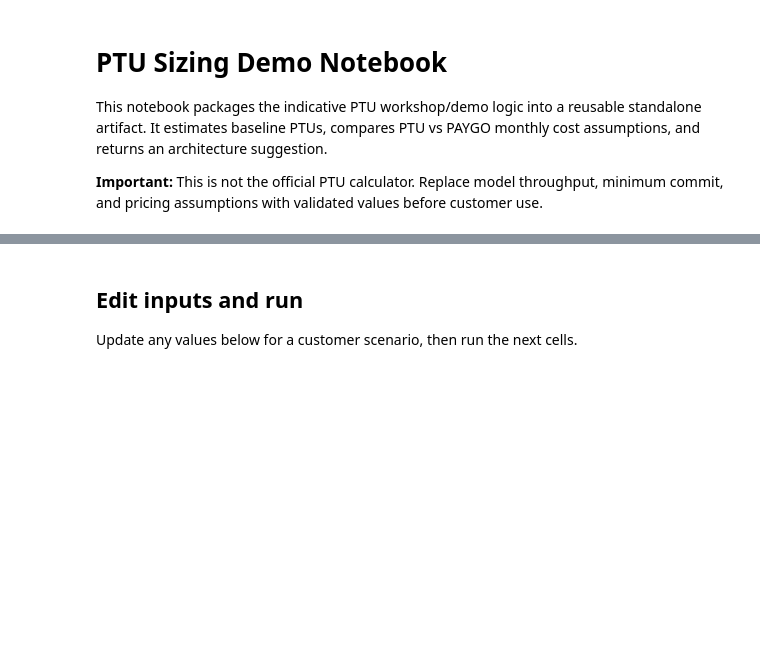
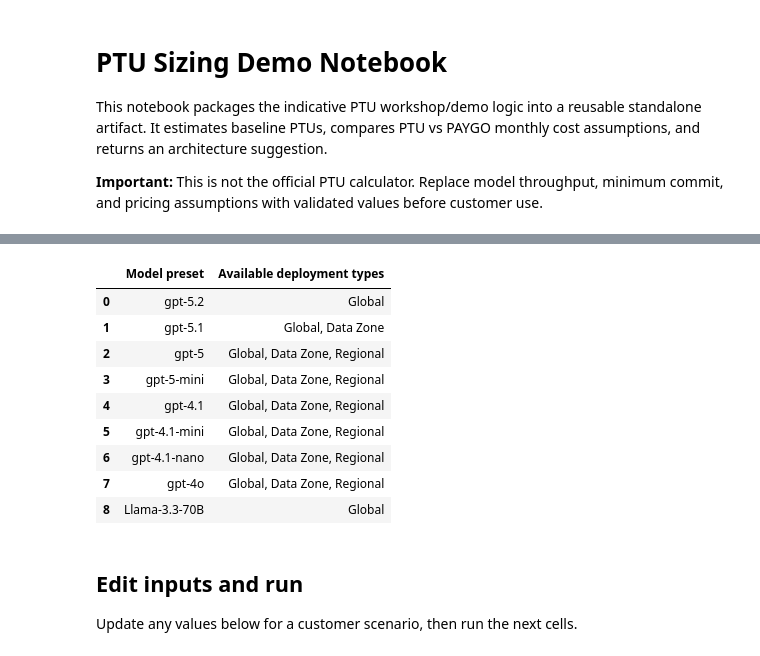
Before and after one commit to lindazhang2000/azure-openai-ptu-sizing-tool, a Jupyter notebook: app/PTU_Sizing_Demo_Notebook.ipynb, the cells around one changed output, grey strips where cells are left out. Saved outputs shown, nothing was run; the diff lists cells and outputs as text; code cells hidden in the pictures; blank space fills up the shorter version.

```diff
--- a/app/PTU_Sizing_Demo_Notebook.ipynb
+++ b/app/PTU_Sizing_Demo_Notebook.ipynb
@@ -24,33 +46,49 @@ DEFAULTS
 # %%
 def build_inputs(model_preset="gpt-4.1", deployment_type="Global", **overrides):
     """Build a calculate() input dict from a model preset + deployment type.
 
     The preset fills model throughput and output weighting; the deployment type
-    selects the minimum PTU commit and scale increment (Global/Data Zone use the
-    lower minimums, Regional uses the larger model-specific ones). Any keyword
+    selects the minimum PTU commit, scale increment, and the indicative hourly
+    $/PTU price (Global lowest, Data Zone higher, Regional highest). Any keyword
     override (e.g. avg_rpm=120) wins over the preset/defaults.
     """
     preset = MODEL_PRESETS.get(model_preset, {})
     allowed = available_deployment_types(preset)
     if deployment_type not in allowed:
         raise ValueError(
             f"{model_preset} does not support {deployment_type} provisioned. "
             f"Available: {', '.join(allowed)}."
         )
     min_ptu, increment = deployment_minimums(preset, deployment_type)
 
     values = DEFAULTS.copy()
     values.update({k: v for k, v in preset.items() if k in DEFAULTS})
     values["min_ptu_commit"] = min_ptu
     values["ptu_scale_increment"] = increment
+    values["ptu_hourly_price"] = deployment_hourly_price(deployment_type)
     values.update(overrides)
     return values
 
-# Show which deployment types each model preset supports.
-pd.DataFrame(
+# Show each model preset's supported deployment types, and the per-type hourly price.
+display(pd.DataFrame(
     [(name, ", ".join(available_deployment_types(p))) for name, p in MODEL_PRESETS.items()],
     columns=["Model preset", "Available deployment types"],
+))
+pd.DataFrame(
+    [(dt, deployment_hourly_price(dt)) for dt in DEPLOYMENT_TYPES],
+    columns=["Deployment type", "Indicative hourly $/PTU"],
 )
+# %% [output]
+|  | Model preset | Available deployment types |
+| 0 | gpt-5.2 | Global |
+| 1 | gpt-5.1 | Global, Data Zone |
+| 2 | gpt-5 | Global, Data Zone, Regional |
+| 3 | gpt-5-mini | Global, Data Zone, Regional |
+| 4 | gpt-4.1 | Global, Data Zone, Regional |
+| 5 | gpt-4.1-mini | Global, Data Zone, Regional |
+| 6 | gpt-4.1-nano | Global, Data Zone, Regional |
+| 7 | gpt-4o | Global, Data Zone, Regional |
+| 8 | Llama-3.3-70B | Global |
 # %% [markdown]
 ## Edit inputs and run
 
```
Also changed, not shown: parts of 6 cells of this notebook, 5 other files.
